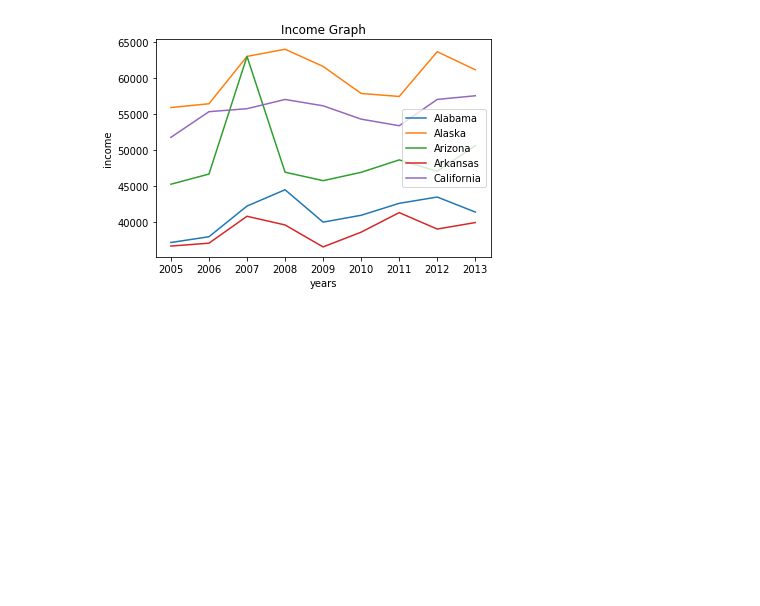
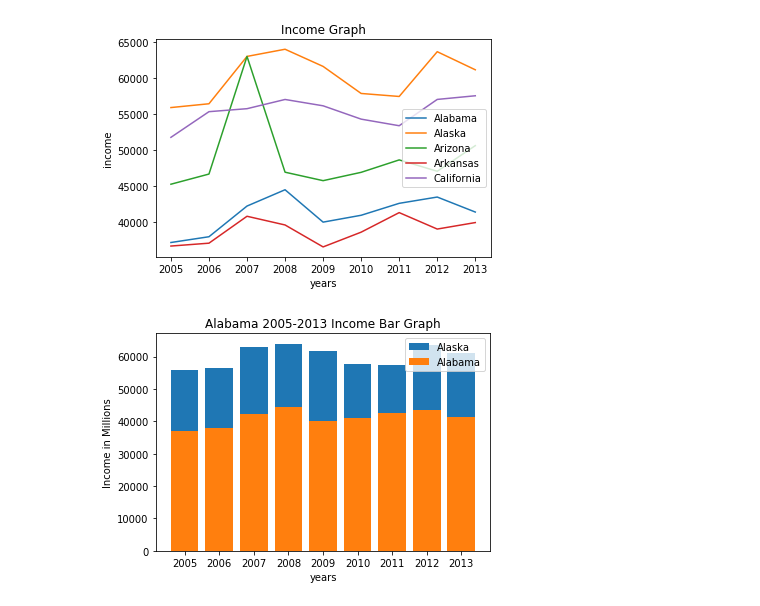
Before and after one commit to kollurusuresh/PythonWS, a Jupyter notebook: Day6.ipynb, the cells around one changed output. Saved outputs shown, nothing was run; the diff lists cells and outputs as text; code cells hidden in the pictures; blank space fills up the shorter version.

```diff
--- a/Day6.ipynb
+++ b/Day6.ipynb
@@ -600,3 +600,17 @@ pl.legend(le)
 pl.show()
 # %% [output]
 [figure]
+# %%
+#bar graphs
+x = list(df.columns)[2:]
+y = list(df.values[0][2:])
+pl.xlabel('years')
+pl.ylabel('Income in Millions')
+pl.title("Alabama 2005-2013 Income Bar Graph")
+pl.bar(x,y2)
+pl.bar(x,y)
+
+pl.legend(['Alaska', 'Alabama'])
+pl.show()
+# %% [output]
+[figure, added]
```
Also changed, not shown: parts of 2 cells of this notebook, 5 other files.
